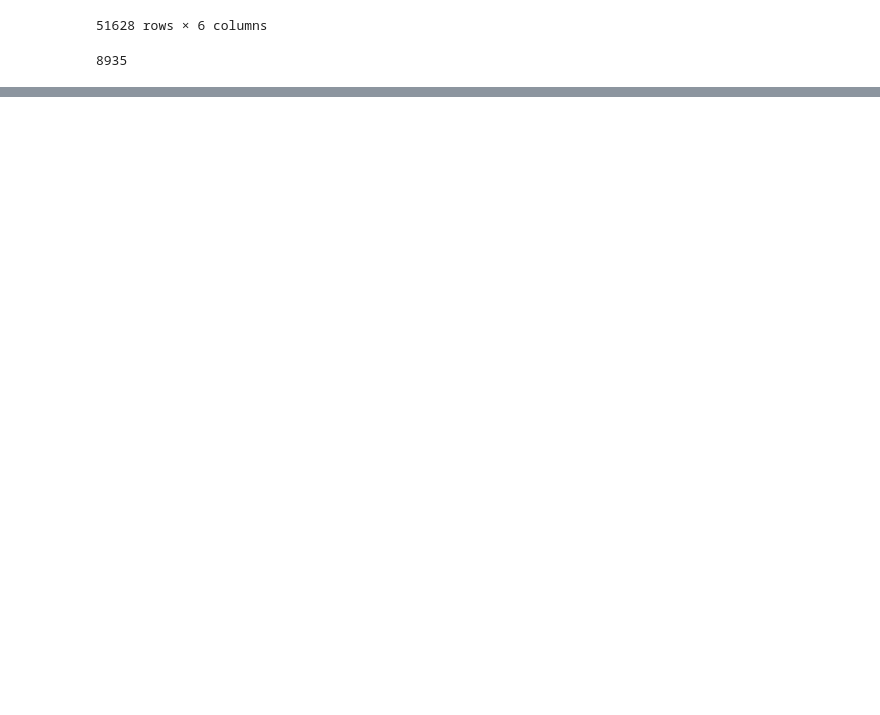
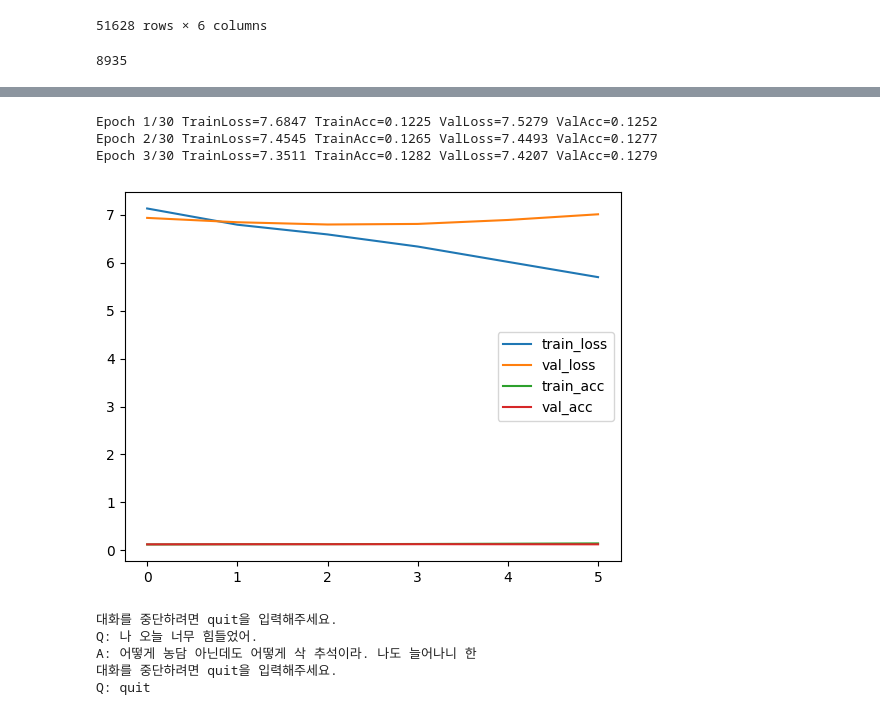
Before and after one commit to BarryKim34/nlp_practice, a Jupyter notebook: 06_seq2seq_chatbot.ipynb, the cells around one changed output, grey strips where cells are left out. Drawn from its saved outputs; the diff is of its cells as text; code cells hidden in the pictures; blank space fills up the shorter version.

```diff
--- a/06_seq2seq_chatbot.ipynb
+++ b/06_seq2seq_chatbot.ipynb
@@ -179,23 +139,21 @@ train_loader = DataLoader(train_dataset, batch_size=64, shuffle=True)
 val_loader = DataLoader(val_dataset, batch_size=64, shuffle=False)
 # %%
 class Encoder(nn.Module):
-  def __init__(self, vocab_size, embedding_dim, latent_dim, embedding_matrix=None):
+  def __init__(self, vocab_size, embedding_dim, latent_dim):
     super().__init__()
     self.embedding = nn.Embedding(vocab_size, embedding_dim, padding_idx=0)
-    if embedding_matrix is not None:
-      self.embedding.weight.data.copy_(torch.from_numpy(embedding_matrix))
-    self.lstm = nn.LSTM(embedding_dim, latent_dim, batch_first=True)
+    self.lstm = nn.LSTM(embedding_dim, latent_dim, num_layers=2, dropout=0.3, batch_first=True)
 
   def forward(self, X):
     X = self.embedding(X)
-    output, (h_s, c_s) = self.lstm(X)
+    _, (h_s, c_s) = self.lstm(X)
     return h_s, c_s
 # %%
 class Decoder(nn.Module):
   def __init__(self, vocab_size, embedding_dim, latent_dim):
     super().__init__()
     self.embedding = nn.Embedding(vocab_size, embedding_dim, padding_idx=0)
-    self.lstm = nn.LSTM(embedding_dim, latent_dim, batch_first=True)
+    self.lstm = nn.LSTM(embedding_dim, latent_dim, num_layers=2, dropout=0.3, batch_first=True)
     self.fc = nn.Linear(latent_dim, vocab_size)
 
   def forward(self, X, hidden, cell):
@@ -214,17 +172,21 @@ class Seq2Seq(nn.Module):
     h_s, c_s = self.encoder(source)
     output, h_s, c_s = self.decoder(target, h_s, c_s)
     return output
+# %%
+BATCH_SIZE = 64
+MAX_VOCAB_SIZE = tokenizer.get_vocab_size()
+EMBEDDING_DIM = 256
+LATENT_DIM = 512
+epochs = 30
 # %%
 device = torch.device('cuda' if torch.cuda.is_available() else 'cpu')
 
-encoder = Encoder(eng_num_words, EMBEDDING_DIM, LATENT_DIM, embedding_matrix)
-decoder = Decoder(kor_num_words, EMBEDDING_DIM, LATENT_DIM)
+encoder = Encoder(MAX_VOCAB_SIZE, EMBEDDING_DIM, LATENT_DIM)
+decoder = Decoder(MAX_VOCAB_SIZE, EMBEDDING_DIM, LATENT_DIM)
 model = Seq2Seq(encoder, decoder).to(device)
 
-criterion = nn.CrossEntropyLoss(ignore_index=0)
-optimizer = optim.AdamW(model.parameters(), lr=0.001)
-
-epochs = 100
+criterion = nn.CrossEntropyLoss(ignore_index=0, label_smoothing=0.1)
+optimizer = optim.AdamW(model.parameters(), lr=0.0005)
 
 train_losses, train_accs, val_losses, val_accs = [], [], [], []
 
@@ -288,3 +250,7 @@ for epoch in range(epochs):
     val_accs.append(val_acc)
 
   print(f'Epoch {epoch+1}/{epochs} TrainLoss={train_loss:.4f} TrainAcc={train_acc:.4f} ValLoss={val_loss:.4f} ValAcc={val_acc:.4f}')
+# %% [output]
+Epoch 1/30 TrainLoss=7.6847 TrainAcc=0.1225 ValLoss=7.5279 ValAcc=0.1252
+Epoch 2/30 TrainLoss=7.4545 TrainAcc=0.1265 ValLoss=7.4493 ValAcc=0.1277
+Epoch 3/30 TrainLoss=7.3511 TrainAcc=0.1282 ValLoss=7.4207 ValAcc=0.1279
@@ -290,0 +260,10 @@ for epoch in range(epochs):
+# %%
+pd.DataFrame({
+    'train_loss': train_losses,
+    'val_loss': val_losses,
+    'train_acc': train_accs,
+    'val_acc': val_accs,
+}).plot()
+plt.show()
+# %% [output]
+[figure, added]
@@ -290,0 +304,20 @@ for epoch in range(epochs):
+# %%
+import torch
+from tokenizers import Tokenizer
+
+# model = torch.load('chatbot_model.pth', weights_only=False)
+# tokenizer = Tokenizer.from_file('chatbot_tokenizer_config.json')
+
+while True:
+    print('대화를 중단하려면 quit을 입력해주세요.')
+    text = input('Q: ')
+    print('Q:', text)
+    if text == 'quit': break
+    response = translate(text, model, tokenizer)
+    print(f'A: {response}')
+# %% [output]
+대화를 중단하려면 quit을 입력해주세요.
+Q: 나 오늘 너무 힘들었어.
+A: 어떻게 농담 아닌데도 어떻게 삭 추석이라. 나도 늘어나니 한
+대화를 중단하려면 quit을 입력해주세요.
+Q: quit
```
Also changed, not shown: parts of 14 cells of this notebook.
